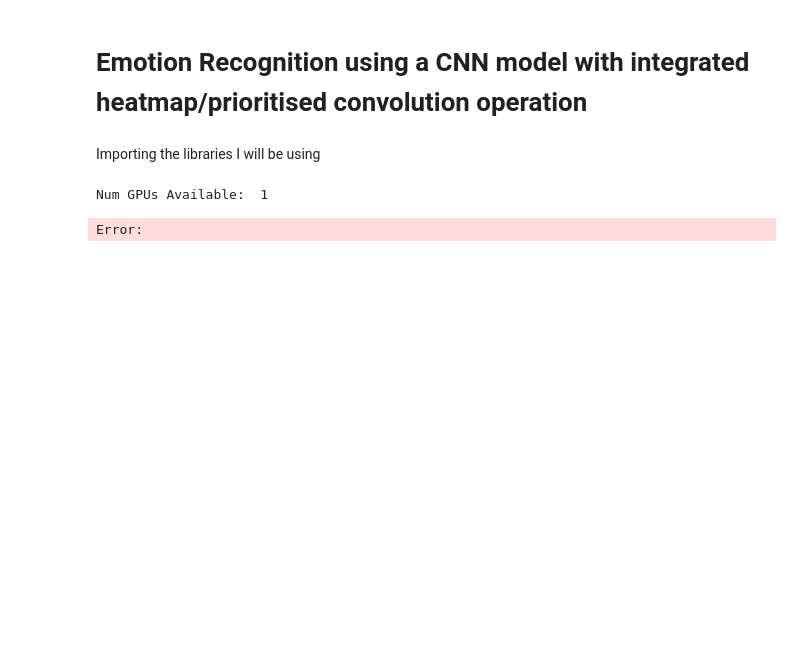
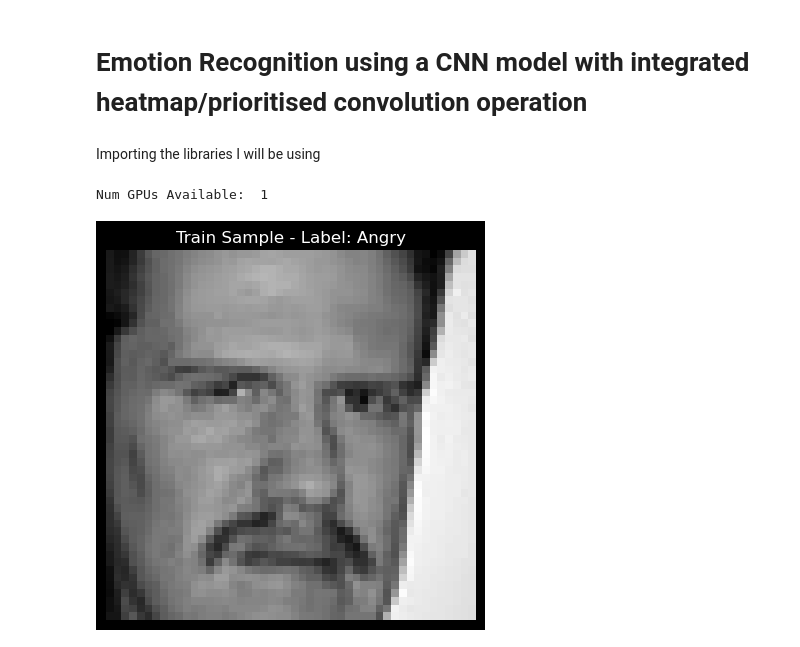
Before and after one commit to Ahmet-Toplu/emotion_recognition, a Jupyter notebook: emotion_recognition.ipynb, the cells around one changed output. Drawn from its saved outputs; the diff is of its cells as text; code cells hidden in the pictures; blank space fills up the shorter version.

```diff
--- a/emotion_recognition.ipynb
+++ b/emotion_recognition.ipynb
@@ -16,6 +23,7 @@ print("Num GPUs Available: ", len(tf.config.list_physical_devices('GPU')))
 # %% [output]
 Num GPUs Available:  1
 # %%
+# Data Preprocessor
 class DataPreprocessor:
     """
     Handles loading, preprocessing, and splitting the FER2013 dataset.
@@ -67,6 +75,9 @@ class DataPreprocessor:
         train_data, train_labels = self.load_data_from_folder(train_folder)
         test_data, test_labels = self.load_data_from_folder(test_folder)
 
+        # Display a sample image and its label
+        self.display_sample(train_data, train_labels, "Train")
+
         # Split train data into train/validation sets
         X_train, X_val, y_train, y_val = train_test_split(train_data, train_labels, test_size=0.2, random_state=42)
 
@@ -79,3 +90,23 @@ class DataPreprocessor:
         self.train_data, self.train_labels = X_train, y_train
         self.val_data, self.val_labels = X_val, y_val
         self.test_data, self.test_labels = test_data, y_test
+
+    def display_sample(self, data, labels, dataset_name="Dataset"):
+        """
+        Display a random sample image and its corresponding label.
+        """
+        index = np.random.randint(len(data))
+        sample_image = data[index]
+        sample_label = labels[index]
+
+        plt.imshow(sample_image.squeeze(), cmap="gray")
+        plt.title(f"{dataset_name} Sample - Label: {EMOTION_LABELS[np.argmax(sample_label)]}")
+        plt.axis("off")
+        plt.show()
+# %%
+# Example usage
+dataset_path = "fer2013_data"
+preprocessor = DataPreprocessor(dataset_path)
+preprocessor.preprocess_data()
+# %% [output]
+[figure, added]
@@ -149,14 +312,16 @@ class HeatmapGenerator:
         plt.show()
 # %%
+# Emotion detection system
 class EmotionDetectionSystem:
     """
     Main class that orchestrates the entire process: preprocessing, training, and heatmap generation.
     """
 
-    def __init__(self, dataset_path, input_shape, num_classes):
+    def __init__(self, dataset_path, input_shape, num_classes, model_path="models/emotion_custom_cnn.h5"):
         self.dataset_path = dataset_path
         self.input_shape = input_shape
         self.num_classes = num_classes
+        self.model_path = model_path
         self.data_preprocessor = DataPreprocessor(dataset_path)
         self.emotion_cnn = EmotionCNN(input_shape, num_classes)
         self.heatmap_generator = None
@@ -165,30 +330,45 @@ class EmotionDetectionSystem:
         # Load and preprocess the dataset
         self.data_preprocessor.preprocess_data()
 
-        # Build, compile, and train the CNN model
-        self.emotion_cnn.build_model()
-        self.emotion_cnn.compile_model()
-        self.emotion_cnn.train_model(
-            self.data_preprocessor.train_data,
-            self.data_preprocessor.train_labels,
-            self.data_preprocessor.val_data,
-            self.data_preprocessor.val_labels,
-            epochs=10,
-        )
+        # Check if the model exists at the specified path
+        if os.path.exists(self.model_path):
+            # Load the pre-trained model
+            print(f"Loading saved model from {self.model_path}...")
+            self.emotion_cnn.load_model(self.model_path)
+        else:
+            # Create and train a new model if it doesn't exist
+            print(f"No model found at {self.model_path}. Creating and training a new model...")
+            self.emotion_cnn.build_model()
+            self.emotion_cnn.compile_model()
+            self.emotion_cnn.train_model(
+                self.data_preprocessor.train_data,
+                self.data_preprocessor.train_labels,
+                self.data_preprocessor.val_data,
+                self.data_preprocessor.val_labels,
+                epochs=10,
+            )
+            # Save the trained model
+            self.emotion_cnn.save_model(self.model_path)
 
         # Evaluate the model on the test set
-        self.emotion_cnn.evaluate_model(self.data_preprocessor.test_data, self.data_preprocessor.test_labels)
+        print("Evaluating the model on the test dataset...")
+        if hasattr(self.data_preprocessor, "test_data"):
+            self.emotion_cnn.evaluate_model(self.data_preprocessor.test_data, self.data_preprocessor.test_labels)
 
         # Generate and visualize heatmaps
+        print("Generating and visualizing heatmaps...")
         self.heatmap_generator = HeatmapGenerator(self.emotion_cnn.model)
-        for i in range(3):  # Visualize for first 3 test samples
+        for i in range(3):  # Visualize for the first 3 test samples
             input_image = self.data_preprocessor.test_data[i]
+            true_label = np.argmax(self.data_preprocessor.test_labels[i])  # True label
             predicted_class = self.emotion_cnn.predict_emotion(input_image)
+
             conv_outputs, grads = self.heatmap_generator.compute_gradients(input_image, predicted_class)
             heatmap = self.heatmap_generator.generate_heatmap(conv_outputs, grads)
-            self.heatmap_generator.visualize_heatmap(input_image, heatmap)
+
+            self.heatmap_generator.visualize_heatmap(
+                input_image, heatmap, predicted_label=predicted_class, true_label=true_label
+            )
-# %% [output]
-Error:
 # %%
 # Run the system
 dataset_path = "fer2013_data"
```
Also changed, not shown: parts of 5 cells of this notebook, 1 other file.
